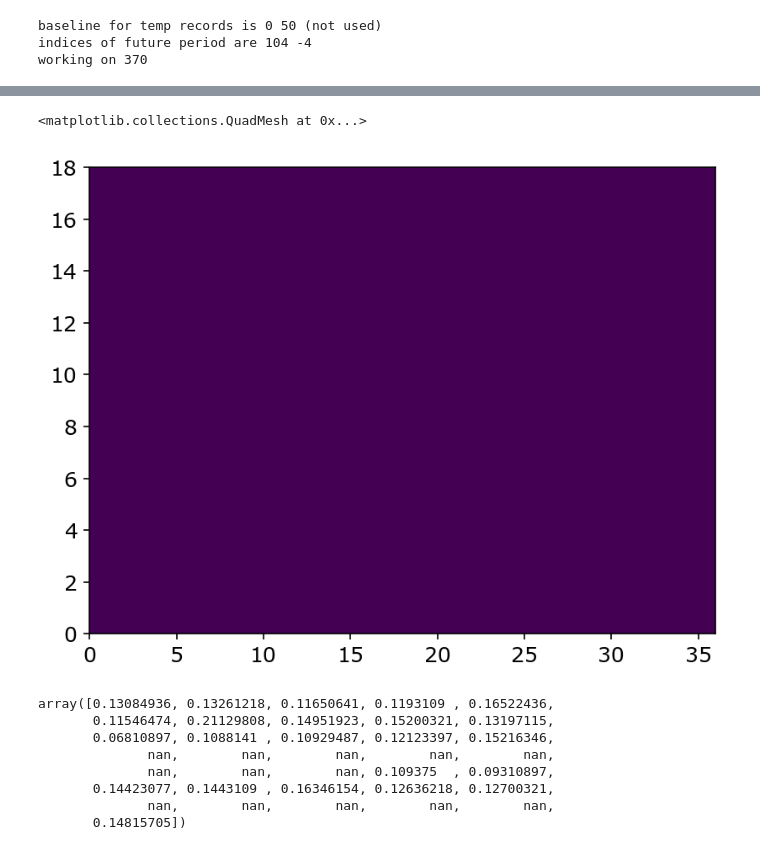
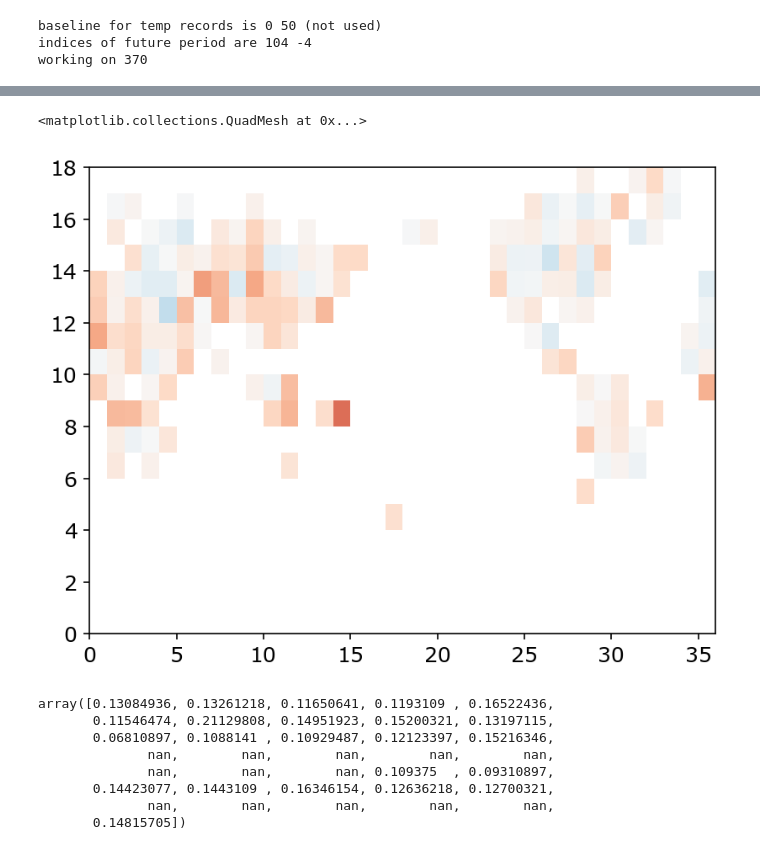
Before and after one commit to emily-gordy/predictability-emergence, a Jupyter notebook: calibration.ipynb, the cells around one changed output, grey strips where cells are left out. Saved outputs shown, nothing was run; the diff lists cells and outputs as text; code cells hidden in the pictures.

```diff
--- a/calibration.ipynb
+++ b/calibration.ipynb
@@ -264,8 +281,8 @@ plt.pcolormesh(ece,vmin=0,vmax=0.2)
 # %%
-plt.pcolormesh(ece_ann-ece,vmin=0,vmax=0.2)
+plt.pcolormesh(ece_ann-ece,vmin=-0.1,vmax=0.1,cmap='RdBu_r')
 # %% [output]
 <matplotlib.collections.QuadMesh at 0x...>
-[figure, old version]
+[figure, new version]
 # %%
 ecesel,calibcurve = expectedcalibrationerror(meanpred[0],truths[0],0.1)
 # %%
```
Also changed, not shown: parts of 5 cells of this notebook, 3 other files.
